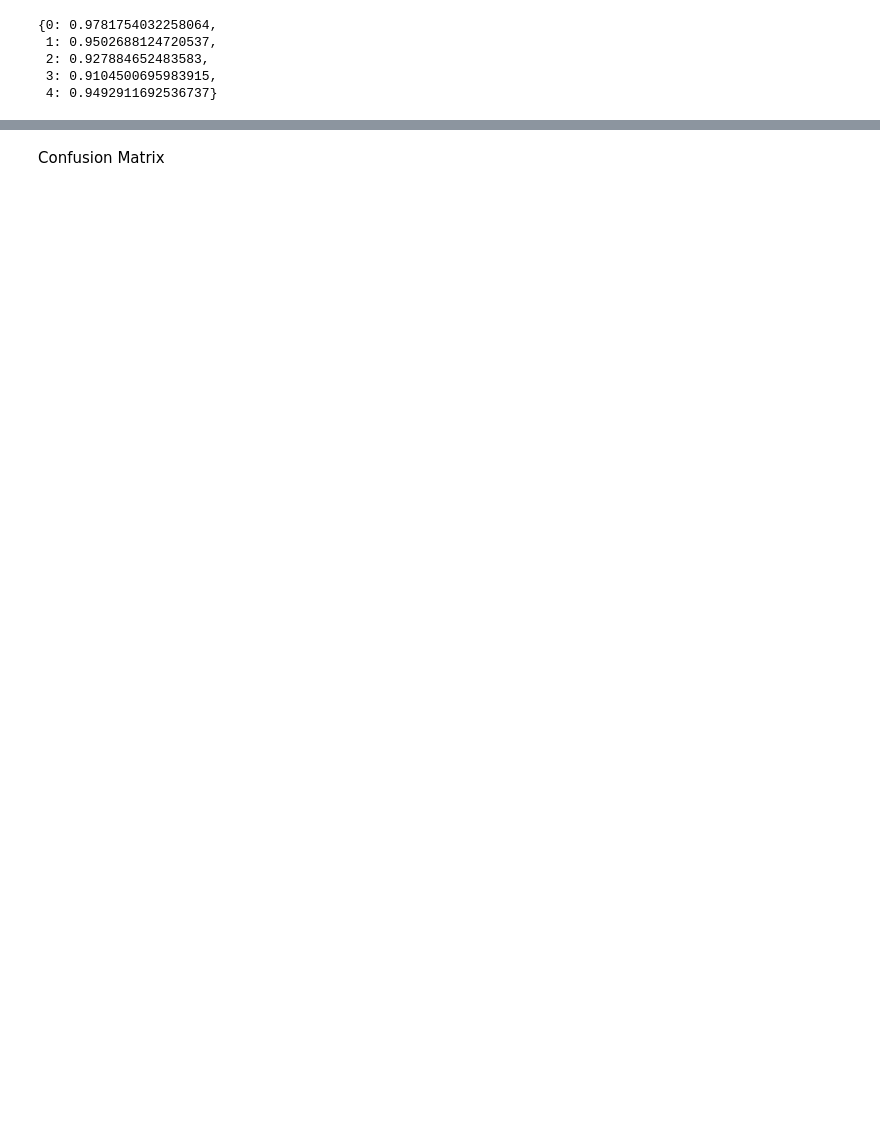
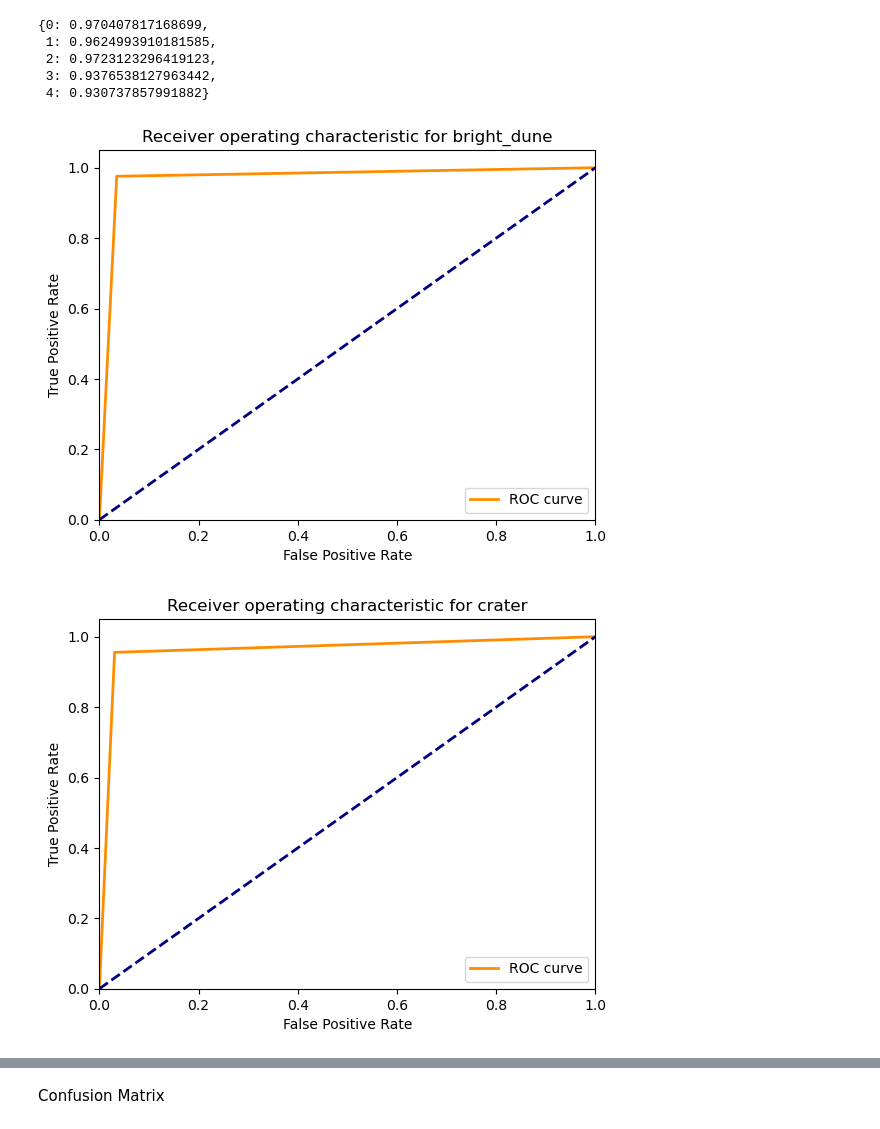
Before and after one commit to Soham1712/Explore-Beyond, a Jupyter notebook: Evaluation.ipynb, the cells around one changed output, grey strips where cells are left out. Drawn from its saved outputs; the diff is of its cells as text; code cells hidden in the pictures; blank space fills up the shorter version.

```diff
--- a/Evaluation.ipynb
+++ b/Evaluation.ipynb
@@ -78,2 +62,2 @@ X_train, X_test, y_train, y_test = train_test_split(X, y, test_size = 0.2, rando
 # %%
-model = keras.models.load_model(r'./models/cnn2.h5')
+model = keras.models.load_model(r'./models/cnn.h5')
@@ -84,3 +64,6 @@ y_pred = []
 # %%
+Y_pred = model.predict(X)
+
+y_pred = []
 for i in range(len(Y_pred)):
     y_pred.append(np.argmax(Y_pred[i]))
@@ -153,11 +109,47 @@ def roc_auc_score_multiclass(actual_class, pred_class, average = "macro"):
 
   return roc_auc_dict
 # %%
-roc_auc_dict = roc_auc_score_multiclass(y_test, y_pred)
+roc_auc_dict = roc_auc_score_multiclass(y, y_pred)
 roc_auc_dict
 # %% [output]
-{0: 0.9781754032258064,
- 1: 0.9502688124720537,
- 2: 0.927884652483583,
- 3: 0.9104500695983915,
- 4: 0.9492911692536737}
+{0: 0.970407817168699,
+ 1: 0.9624993910181585,
+ 2: 0.9723123296419123,
+ 3: 0.9376538127963442,
+ 4: 0.930737857991882}
+# %%
+def getROC(cat, trueData, modelData):
+    trail_test = []
+    trail_pred = []
+
+    for i in range(len(trueData)):
+        if(trueData[i] == cat):
+            trail_test.append(1)
+        else:
+            trail_test.append(0)
+
+        if(modelData[i] == cat):
+            trail_pred.append(1)
+        else:
+            trail_pred.append(0)
+
+    fpr, tpr, thresholds = metrics.roc_curve(trail_test, trail_pred)
+
+    plt.figure()
+    lw = 2
+    plt.plot(fpr, tpr, color='darkorange',
+            lw=lw, label='ROC curve')
+    plt.plot([0, 1], [0, 1], color='navy', lw=lw, linestyle='--')
+    plt.xlim([0.0, 1.0])
+    plt.ylim([0.0, 1.05])
+    plt.xlabel('False Positive Rate')
+    plt.ylabel('True Positive Rate')
+    plt.title(f'Receiver operating characteristic for {CATEGORIES[cat]}')
+    plt.legend(loc="lower right")
+    plt.show()
+
+for i in range(5):
+    getROC(i, y, y_pred)
+# %% [output]
+[figure, added]
+[figure, added]
```
Also changed, not shown: parts of 11 cells of this notebook, 8 other files.
